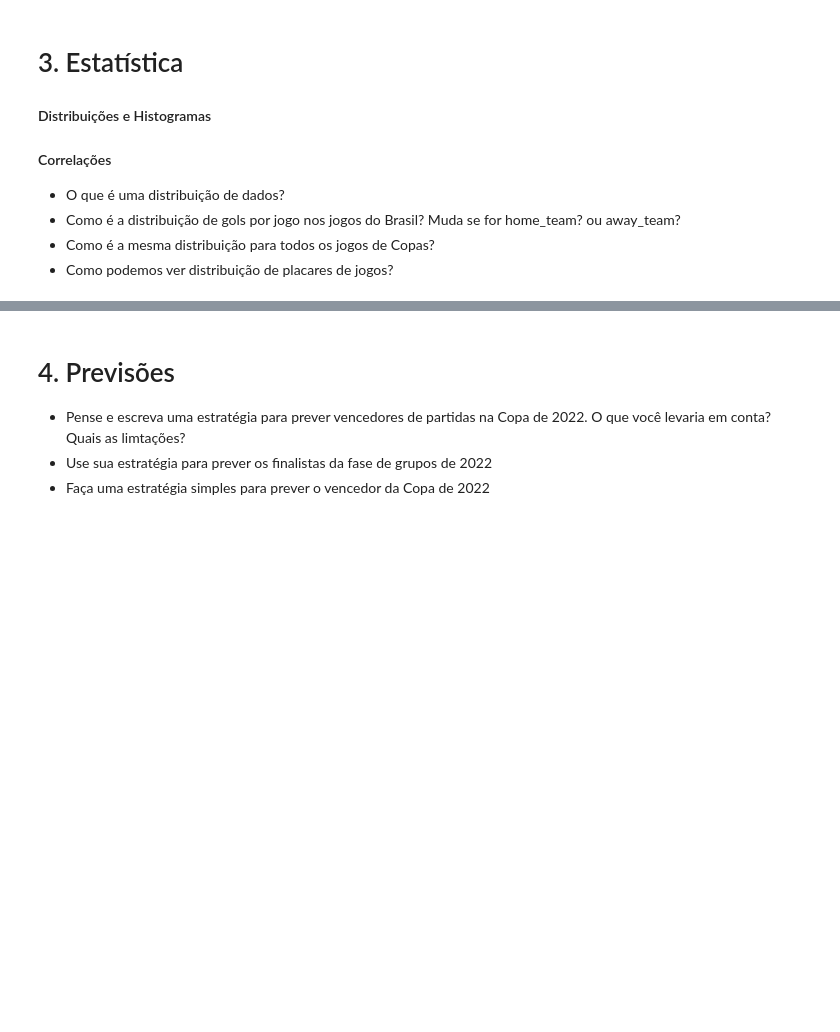
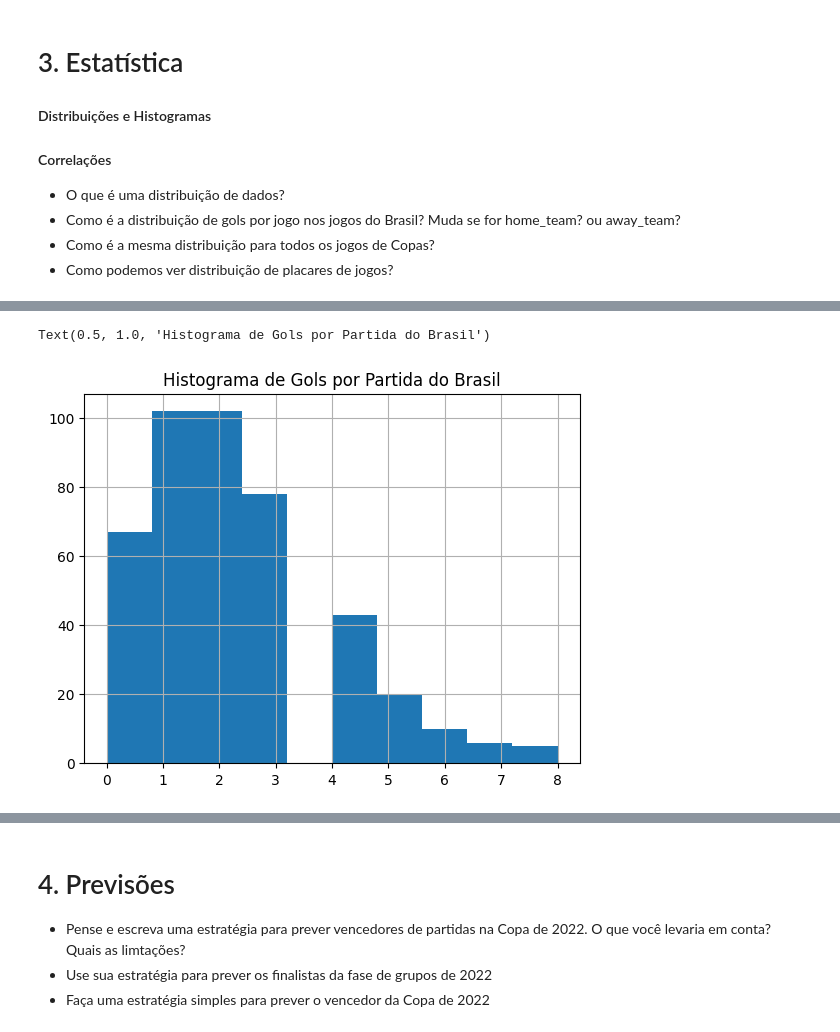
Before and after one commit to lgabs/copa22-forecast, a Jupyter notebook: code/lessons/Aula 1 - Análise de Dados.ipynb, the cells around one changed output, grey strips where cells are left out. Cells and saved outputs as stored; diff of their text form; code cells hidden in the pictures; blank space fills up the shorter version.

Commit message:
aula de histogramas e dists

```diff
--- a/code/lessons/Aula 1 - Análise de Dados.ipynb
+++ b/code/lessons/Aula 1 - Análise de Dados.ipynb
@@ -1159,0 +1170,3 @@ Vamos plotar separadamente ataque, depois defesa e por último meio de campo, se
+# %%
+df_brazil = get_team_normalized(df, 'Brazil')
+df_brazil.head()
@@ -1159,0 +1180,6 @@ Vamos plotar separadamente ataque, depois defesa e por último meio de campo, se
+# %%
+df_brazil.hist('team_score');
+plt.title("Histograma de Gols por Partida do Brasil")
+# %% [output]
+Text(0.5, 1.0, 'Histograma de Gols por Partida do Brasil')
+[figure, added]
```
Also changed, not shown: parts of 18 cells of this notebook.
